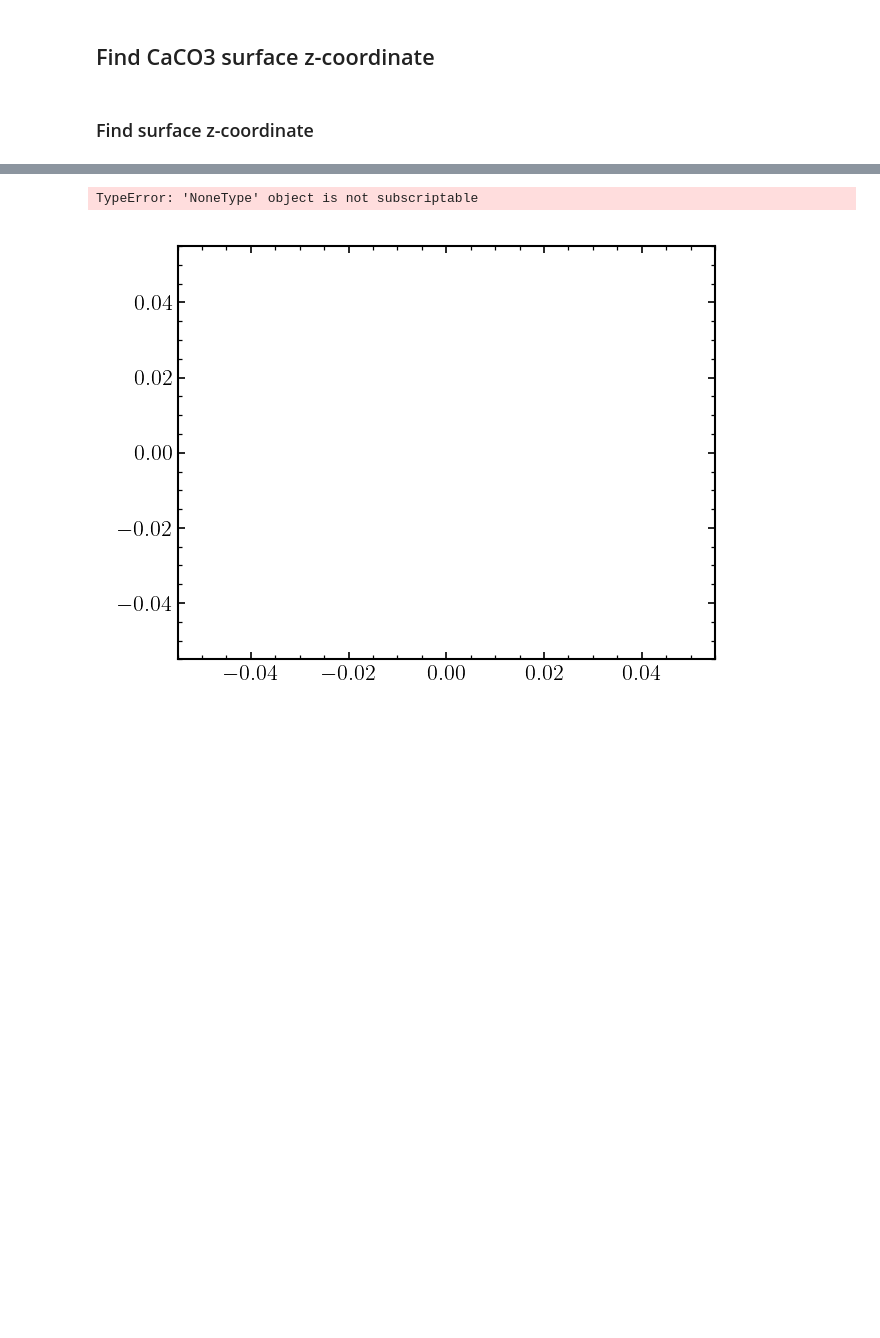
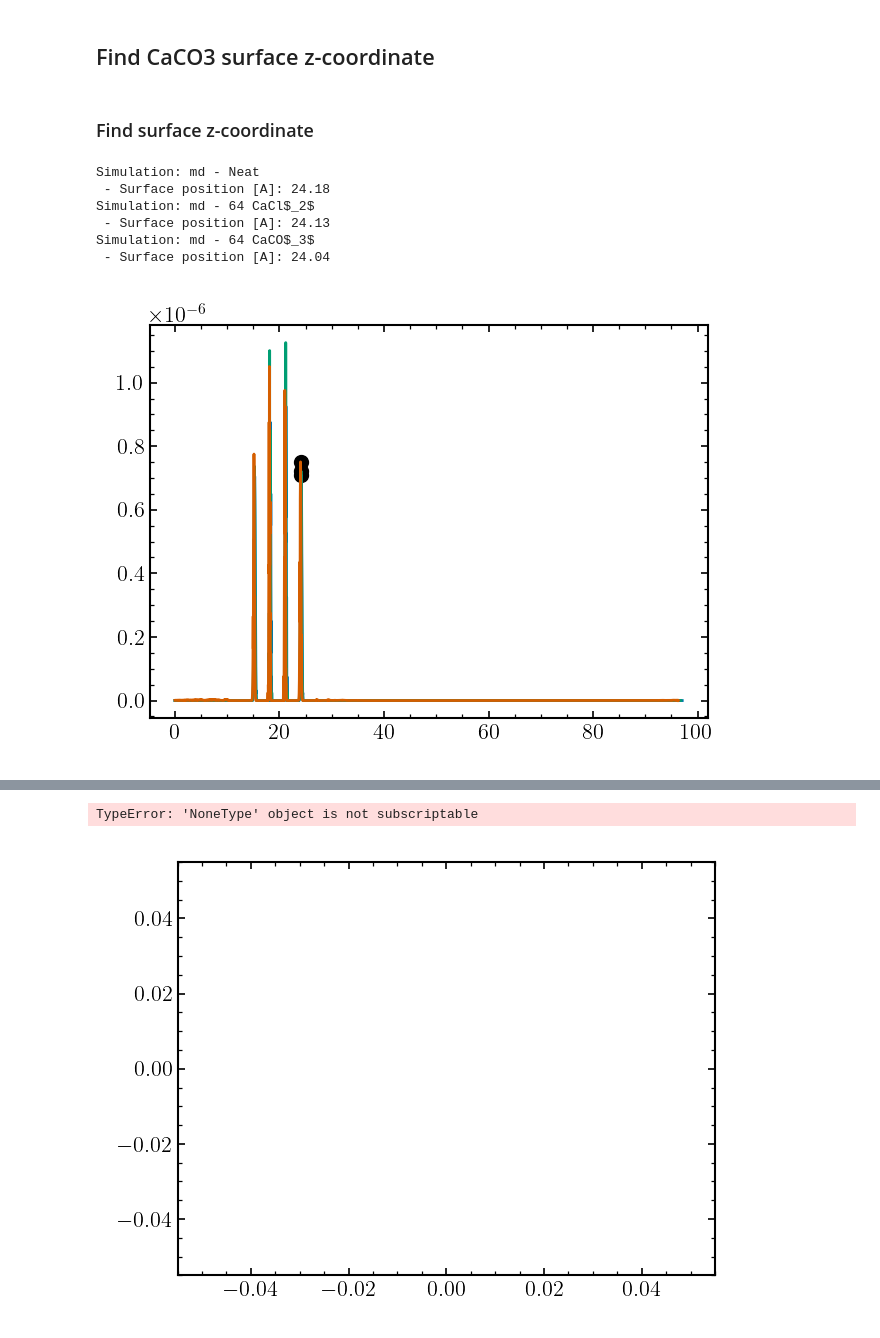
Before and after one commit to CarvFS/Analysis-Polyelectrolyte-Surface-Adsorption, a Jupyter notebook: analysis/4-no-PE/notebooks/axial_density.ipynb, the cells around one changed output, grey strips where cells are left out. Drawn from its saved outputs; the diff is of its cells as text; code cells hidden in the pictures; blank space fills up the shorter version.

```diff
--- a/analysis/4-no-PE/notebooks/axial_density.ipynb
+++ b/analysis/4-no-PE/notebooks/axial_density.ipynb
@@ -37,7 +37,7 @@ set_style()
 # %%
 # parameters
 verbose = True
-data_path = Path().cwd().parent / "data-START_1000-STOP_201000-STEP_5"
+data_path = Path().cwd().parent / "data" / "START_1000-STOP_500000-STEP_25"
 fig_args = {"dpi": 600, "bbox_inches": "tight"}
 fig_ext = "png"
 dir_output = Path().cwd() / "../output/axial_density"
@@ -46,9 +46,9 @@ zmin = 0.1 # nm
 zmax = 1.2 # nm
 
 labels = [
-    # r"Neat",
-    # r"64 CaCl$_2$",
-    # r"64 CaCO$_3$",
+    r"Neat",
+    r"64 CaCl$_2$",
+    r"64 CaCO$_3$",
     r"16 AA",
     r"16 An",
     r"16 VAl",
@@ -223,5 +211,38 @@ def save_fig(
 ## Find CaCO3 surface z-coordinate
 # %% [markdown]
 ### Find surface z-coordinate
+# %%
+# find surface z-coordinate as last major peak in the number density profile
+fig, ax = plt.subplots()
+
+for sim in tqdm(sims, desc="Surface position", dynamic_ncols=True):
+    z_ca = sim.z_numden_cal["number_density"]
+    z_pos = sim.z_numden_cal["hist_bin_centers"]
+
+    ax.plot(z_pos, z_ca, label=sim.label)
+
+    maxima, _ = find_peaks(z_ca, distance=10, prominence=0.001)
+    sim.z_surface_pos = z_pos[maxima[-1]]
+    ax.scatter(sim.z_surface_pos, z_ca[maxima[-1]], color="black")
+
+    if verbose:
+        print(f"Simulation: {sim.sampling} - {sim.label}")
+        print(f" - Surface position [A]: {sim.z_surface_pos:.2f}")
+
+# save data
+tags, z_pos = [], []
+for sim in sims:
+    tags.append(sim.name + "_" + sim.sampling)
+    z_pos.append(sim.z_surface_pos)
+df = pd.DataFrame({"tag": tags, "z_surface_pos_ang": z_pos})
+df.to_csv(dir_dat / "z_surface_pos.csv", index=False)
+# %% [output]
+Simulation: md - Neat
+ - Surface position [A]: 24.18
+Simulation: md - 64 CaCl$_2$
+ - Surface position [A]: 24.13
+Simulation: md - 64 CaCO$_3$
+ - Surface position [A]: 24.04
+[figure, added]
 # %%
 # find surface z-coordinate as last major peak in the number density profile
```
Also changed, not shown: parts of 11 cells of this notebook, 2 other files.
